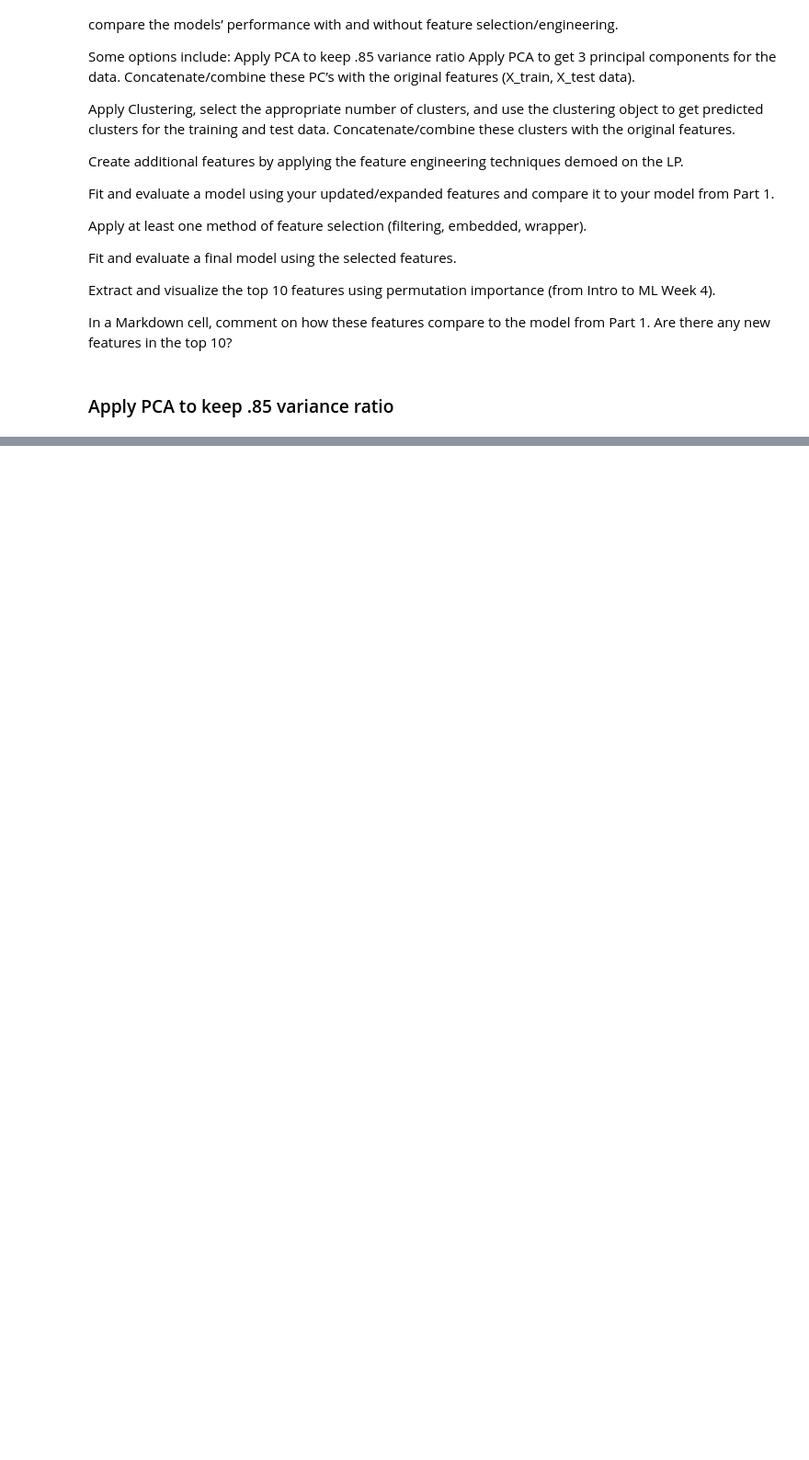
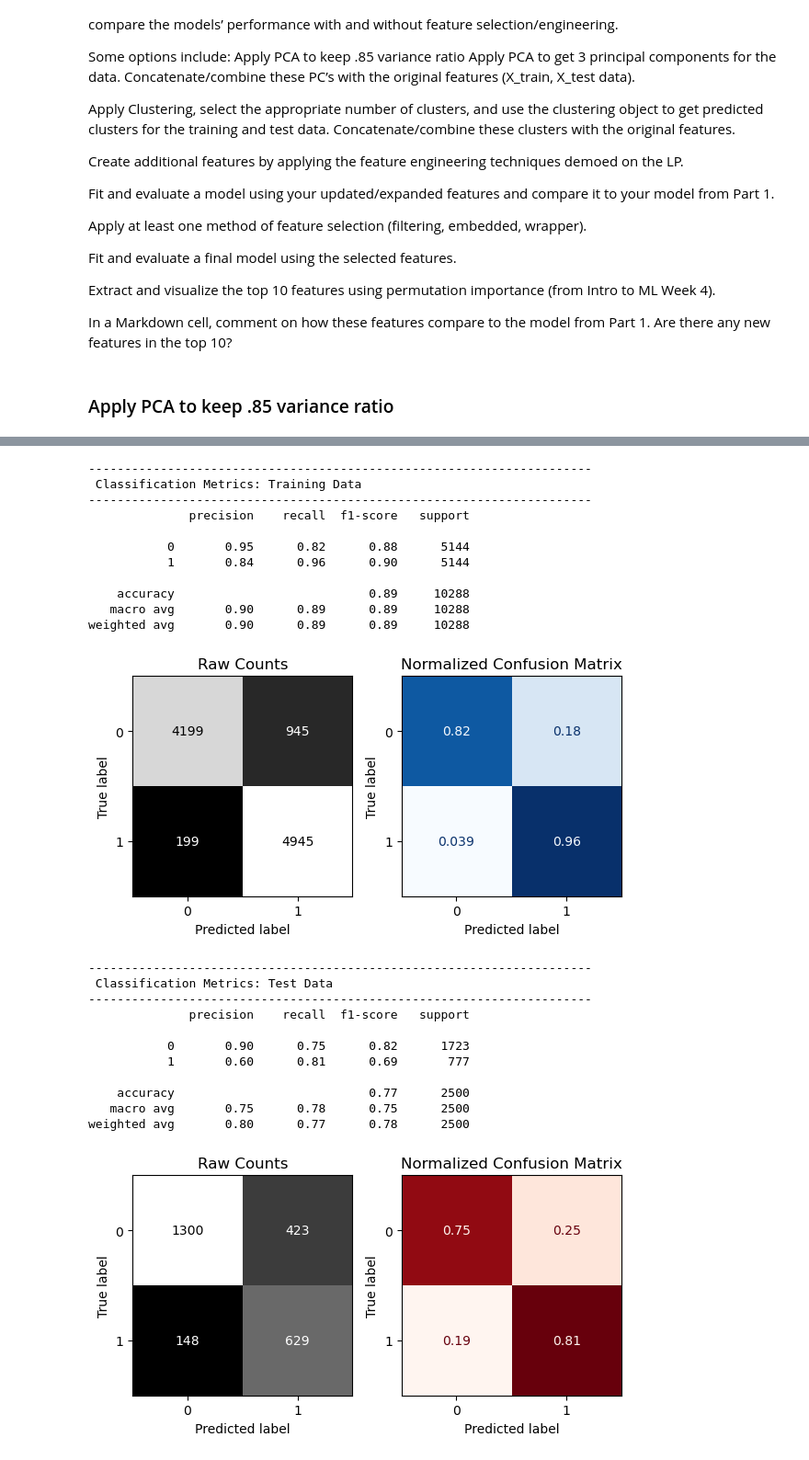
Before and after one commit to EhLeeOod/project-4, a Jupyter notebook: part-1-part-2.ipynb, the cells around one changed output, grey strips where cells are left out. Shown at 92% size. Drawn from its saved outputs; the diff is of its cells as text; code cells hidden in the pictures; blank space fills up the shorter version.

```diff
--- a/part-1-part-2.ipynb
+++ b/part-1-part-2.ipynb
@@ -491,0 +606,3 @@ X_test_pca = pca_pre.transform(X_test)
+# %%
+# Instantiate default KNN
+knn_no_corr = KNeighborsClassifier()
@@ -491,0 +614,27 @@ X_test_pca = pca_pre.transform(X_test)
+# %%
+evaluate_classification(knn_no_corr, X_train_no_corr, y_train_sm, X_test_no_corr, y_test)
+# %% [output]
+----------------------------------------------------------------------
+ Classification Metrics: Training Data
+----------------------------------------------------------------------
+              precision    recall  f1-score   support
+
+           0       0.95      0.82      0.88      5144
+           1       0.84      0.96      0.90      5144
+
+    accuracy                           0.89     10288
+   macro avg       0.90      0.89      0.89     10288
+weighted avg       0.90      0.89      0.89     10288
+[figure, added]
+----------------------------------------------------------------------
+ Classification Metrics: Test Data
+----------------------------------------------------------------------
+              precision    recall  f1-score   support
+
+           0       0.90      0.75      0.82      1723
+           1       0.60      0.81      0.69       777
+
+    accuracy                           0.77      2500
+   macro avg       0.75      0.78      0.75      2500
+weighted avg       0.80      0.77      0.78      2500
+[figure, added]
```
Also changed, not shown: parts of 19 cells of this notebook.
